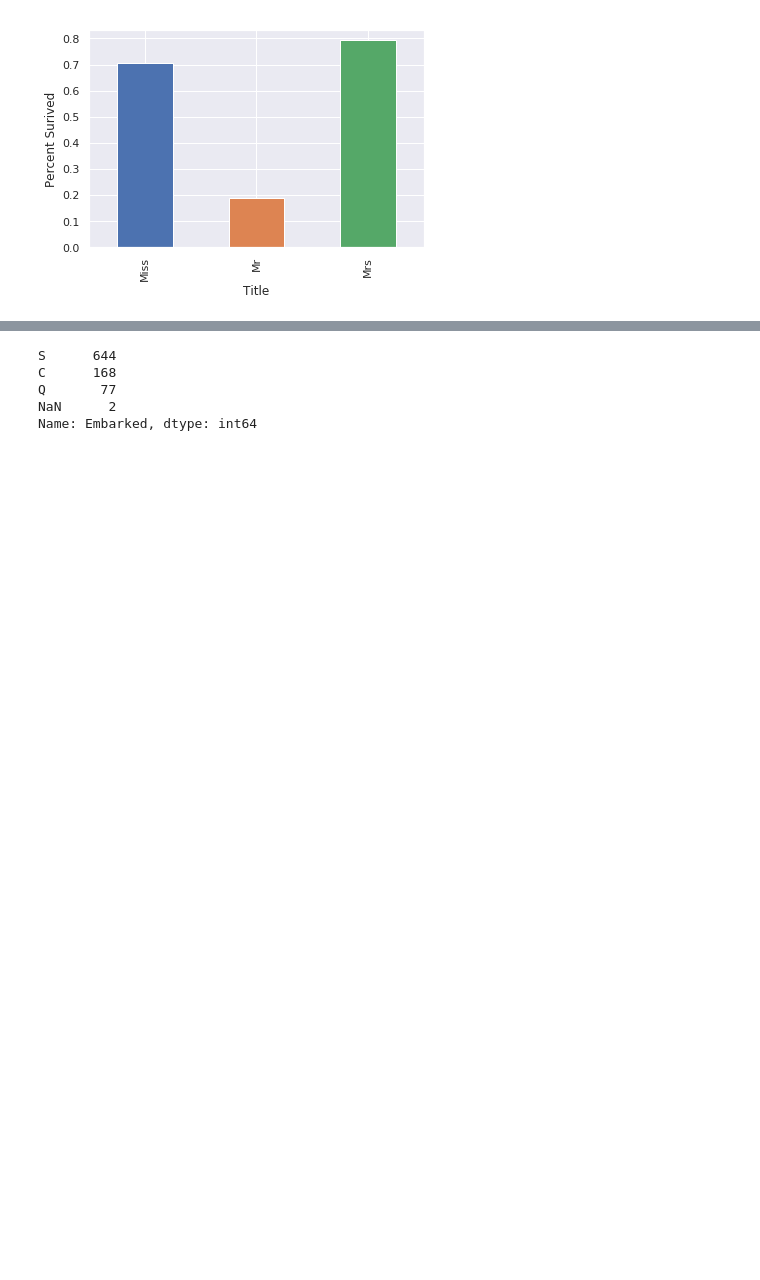
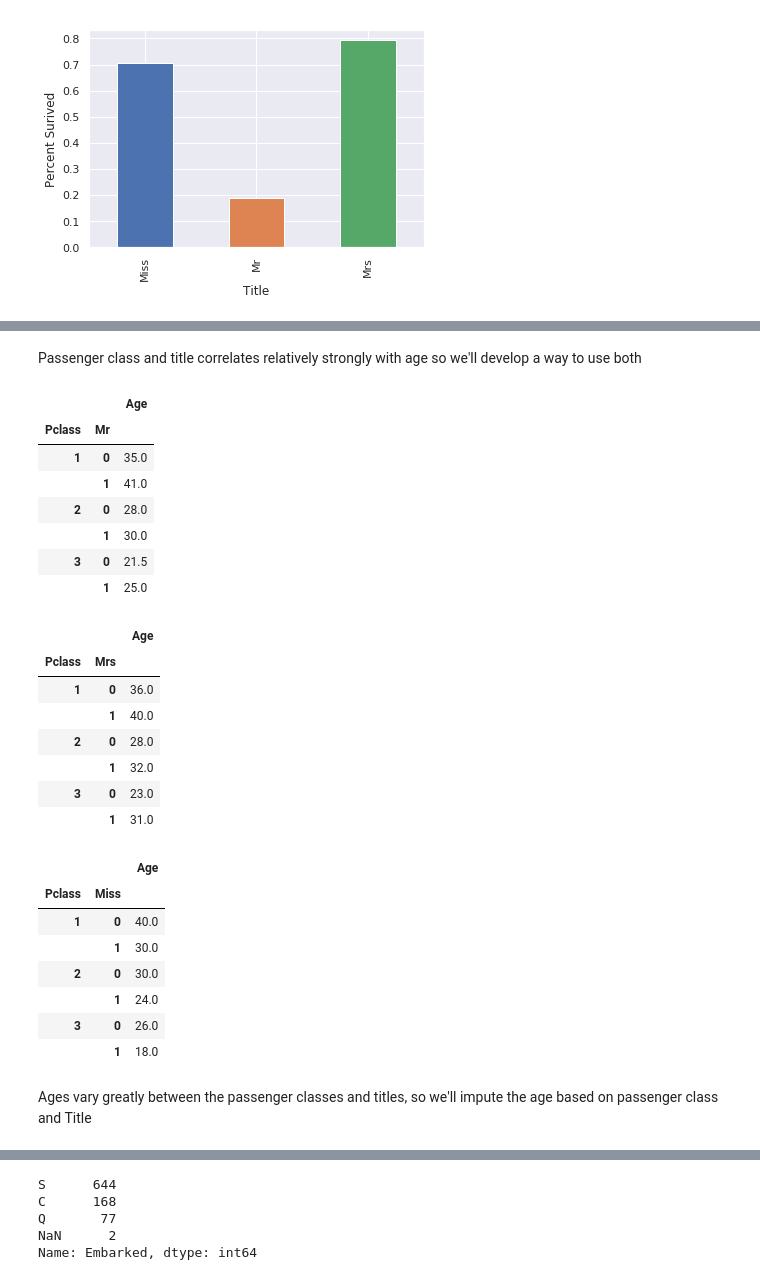
Before and after one commit to JamJarKid/Kaggle, a Jupyter notebook: Titanic/exploration.ipynb, the cells around one changed output, grey strips where cells are left out. Saved outputs shown, nothing was run; the diff lists cells and outputs as text; code cells hidden in the pictures; blank space fills up the shorter version.

```diff
--- a/Titanic/exploration.ipynb
+++ b/Titanic/exploration.ipynb
@@ -283,0 +293,33 @@ X = encode_titles(X)
+# %% [markdown]
+Passenger class and title correlates relatively strongly with age so we'll develop a way to use both
+# %%
+dfs = [pd.DataFrame(X.groupby(['Pclass', Title])['Age'].median()) for Title in ['Mr','Mrs', 'Miss']]
+
+display_side_by_side(dfs[0], dfs[1], dfs[2])
+# %% [output]
+|  |  | Age |
+| Pclass | Mr |  |
+| 1 | 0 | 35.0 |
+|  | 1 | 41.0 |
+| 2 | 0 | 28.0 |
+|  | 1 | 30.0 |
+| 3 | 0 | 21.5 |
+|  | 1 | 25.0 |
+|  |  | Age |
+| Pclass | Mrs |  |
+| 1 | 0 | 36.0 |
+|  | 1 | 40.0 |
+| 2 | 0 | 28.0 |
+|  | 1 | 32.0 |
+| 3 | 0 | 23.0 |
+|  | 1 | 31.0 |
+|  |  | Age |
+| Pclass | Miss |  |
+| 1 | 0 | 40.0 |
+|  | 1 | 30.0 |
+| 2 | 0 | 30.0 |
+|  | 1 | 24.0 |
+| 3 | 0 | 26.0 |
+|  | 1 | 18.0 |
+# %% [markdown]
+Ages vary greatly between the passenger classes and titles, so we'll impute the age based on passenger class and Title
```
Also changed, not shown: parts of 37 cells of this notebook.
